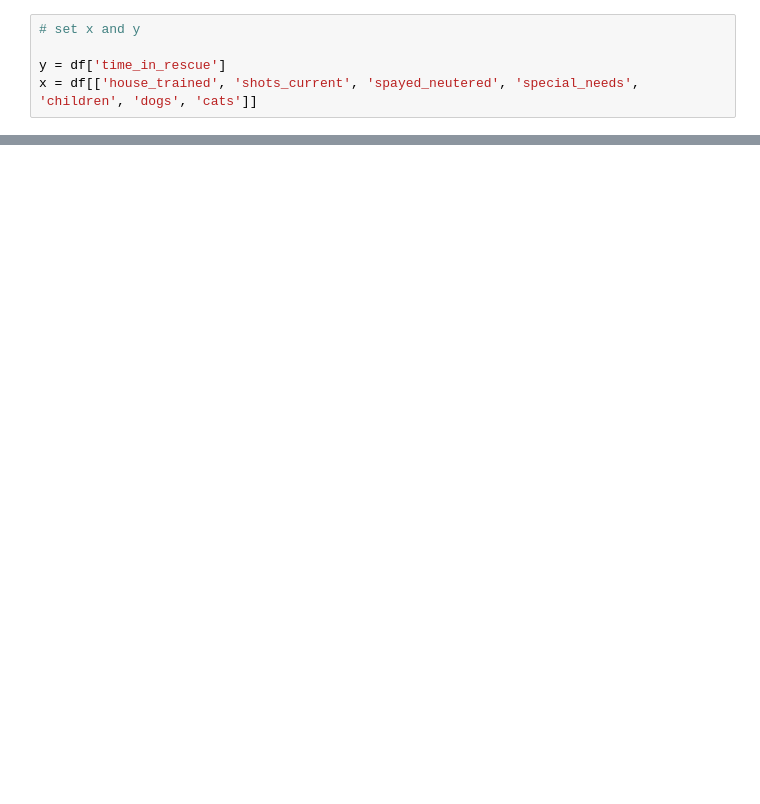
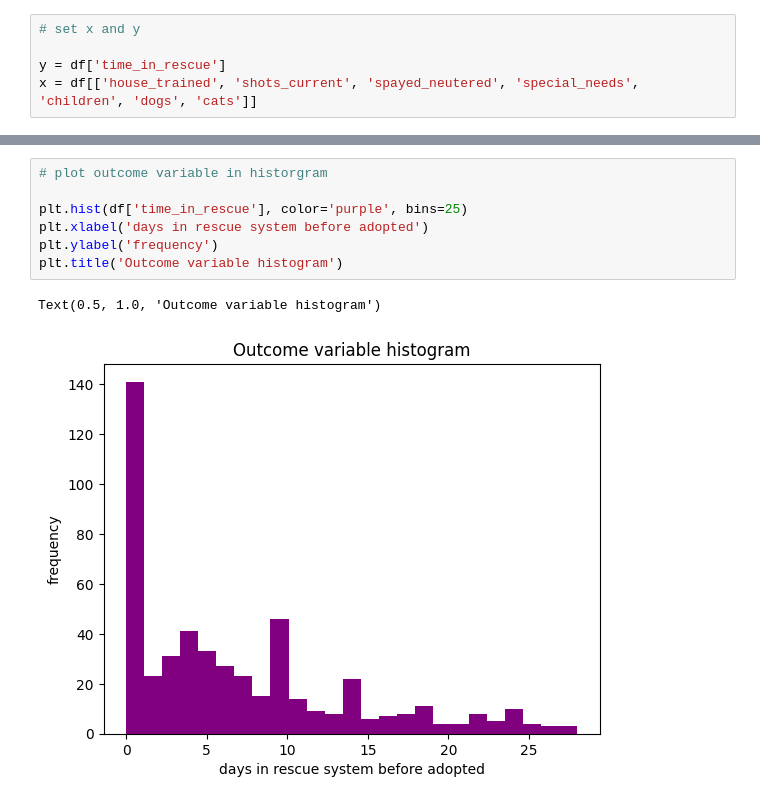
Before and after one commit to BillBelieve/Dog-Adoption-Data-Science-Project, a Jupyter notebook: Project Data Science/data transformation.ipynb, the cells around one changed output, grey strips where cells are left out. Saved outputs shown, nothing was run; the diff lists cells and outputs as text; blank space fills up the shorter version.

```diff
--- a/Project Data Science/data transformation.ipynb
+++ b/Project Data Science/data transformation.ipynb
@@ -268,0 +293,10 @@ df.corr()
+# %%
+# plot outcome variable in historgram
+
+plt.hist(df['time_in_rescue'], color='purple', bins=25)
+plt.xlabel('days in rescue system before adopted')
+plt.ylabel('frequency')
+plt.title('Outcome variable histogram')
+# %% [output]
+Text(0.5, 1.0, 'Outcome variable histogram')
+[figure, added]
```
Also changed, not shown: parts of 11 cells of this notebook, 1 other file.
